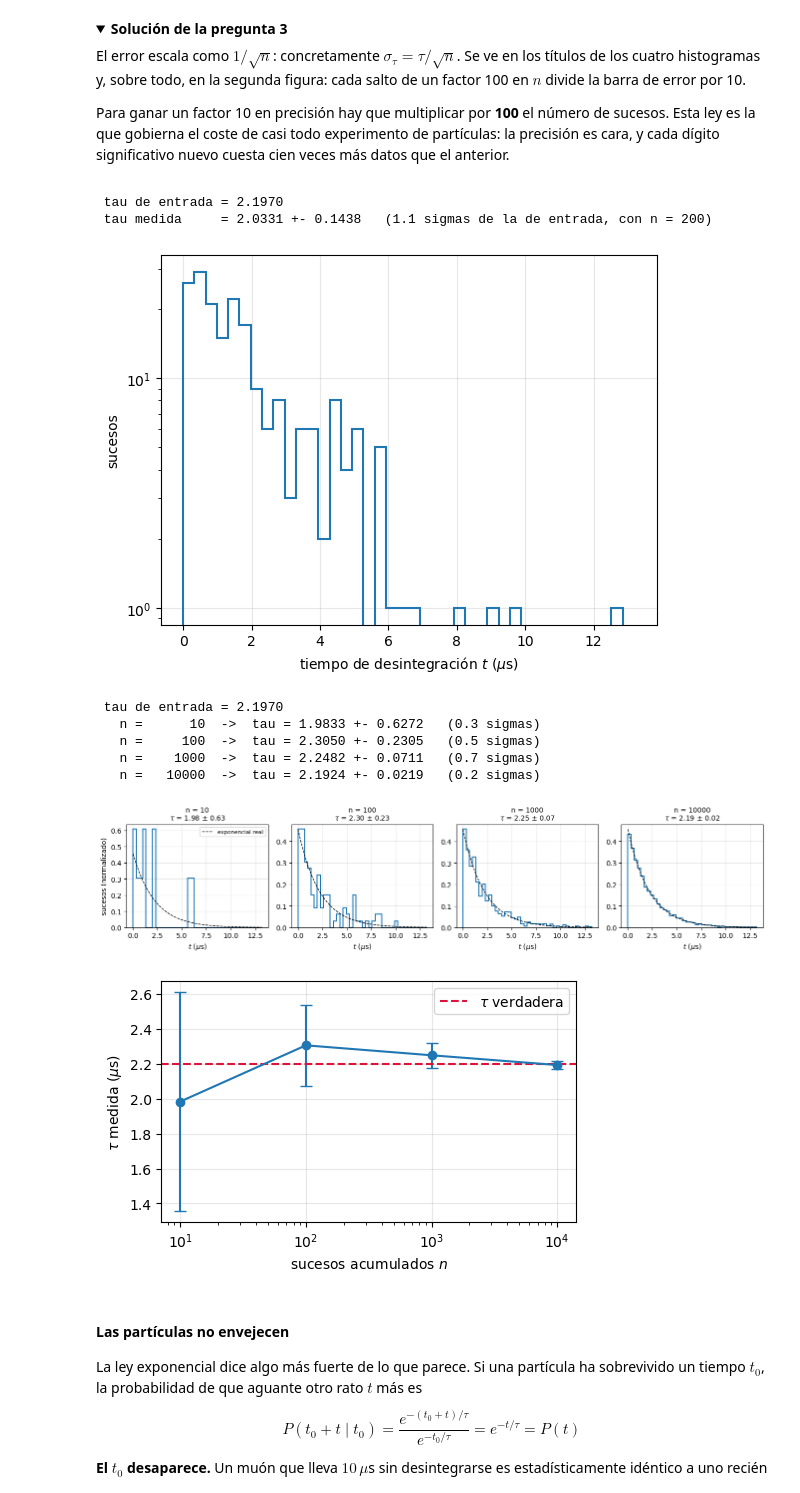
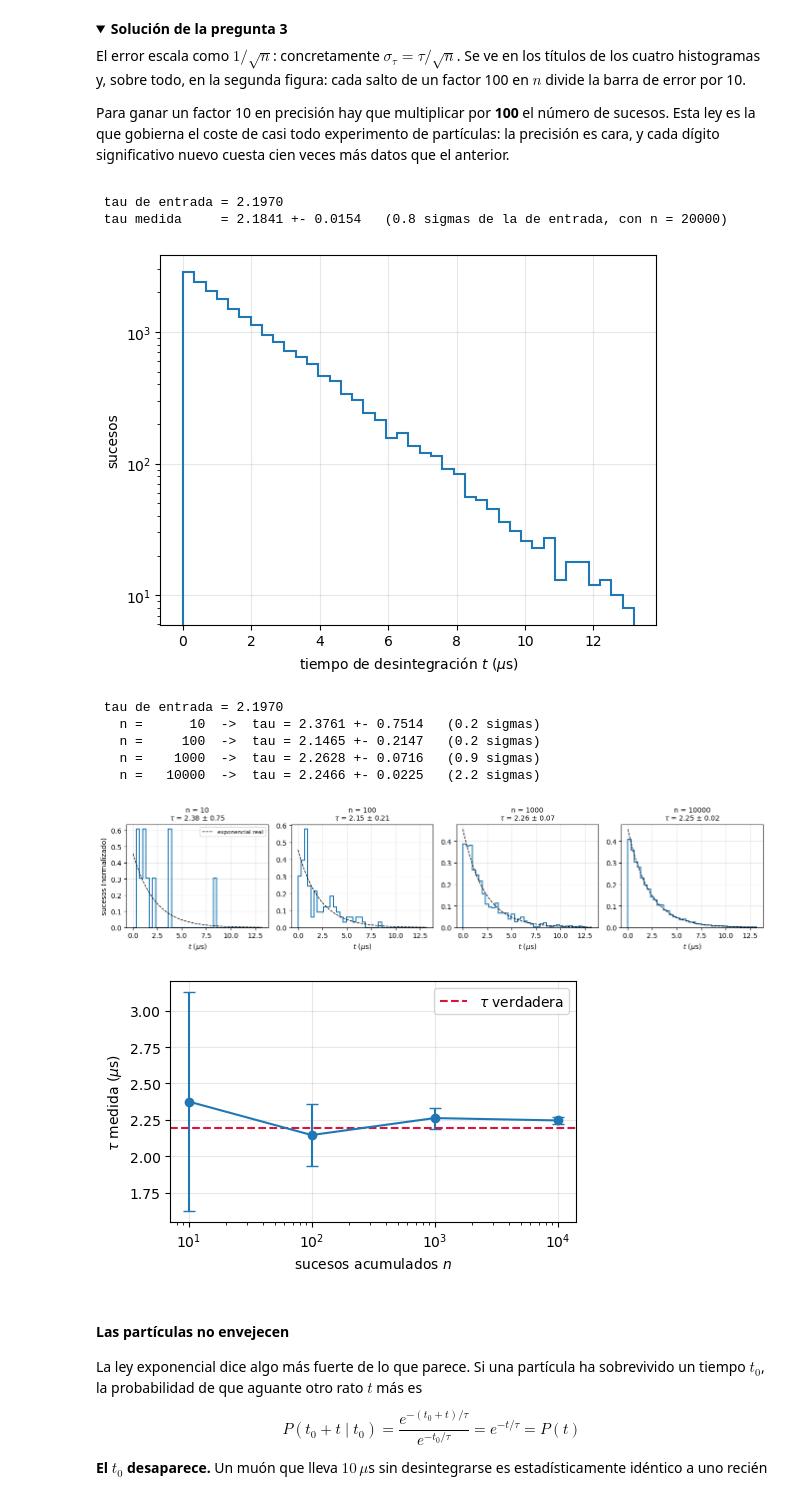
Before and after one commit to jahernando/USC-FNyP, a Jupyter notebook: notebooks/introduccion.ipynb, the cells around one changed output. Cells and saved outputs as stored; diff of their text form; code cells hidden in the pictures; folded sections open.

```diff
--- a/notebooks/introduccion.ipynb
+++ b/notebooks/introduccion.ipynb
@@ -952,25 +999,25 @@ el anterior.
 
 </details>
 # %%
-sim.vida_media(n=200, tau_real=2.197);
+sim.vida_media(n=20000, tau_real=2.197);
 # %% [output]
  tau de entrada = 2.1970
- tau medida     = 2.0331 +- 0.1438   (1.1 sigmas de la de entrada, con n = 200)
+ tau medida     = 2.1841 +- 0.0154   (0.8 sigmas de la de entrada, con n = 20000)
-[figure, old version]
+[figure, new version]
 # %%
-sim.vida_media_evolucion(ns=(10, 100, 1000, 10000), tau_real=2.197);
+sim.vida_media_evolucion(ns=(10, 100, 1_000, 10_000), tau_real=2.197);
 
 # En clase: descomenta la línea siguiente para verlo como animación.
 # Ojo: no guardes el notebook con su salida (~1.5 MB por animación).
 # sim.vida_media_animada(n_max=10000, tau_real=2.197)
 # %% [output]
  tau de entrada = 2.1970
-   n =      10  ->  tau = 1.9833 +- 0.6272   (0.3 sigmas)
-   n =     100  ->  tau = 2.3050 +- 0.2305   (0.5 sigmas)
-   n =    1000  ->  tau = 2.2482 +- 0.0711   (0.7 sigmas)
-   n =   10000  ->  tau = 2.1924 +- 0.0219   (0.2 sigmas)
+   n =      10  ->  tau = 2.3761 +- 0.7514   (0.2 sigmas)
+   n =     100  ->  tau = 2.1465 +- 0.2147   (0.2 sigmas)
+   n =    1000  ->  tau = 2.2628 +- 0.0716   (0.9 sigmas)
+   n =   10000  ->  tau = 2.2466 +- 0.0225   (2.2 sigmas)
-[figure, old version]
+[figure, new version]
-[figure, old version]
+[figure, new version]
 # %% [markdown]
 #### Las partículas no envejecen
 
```
Also changed, not shown: parts of 14 cells of this notebook.
